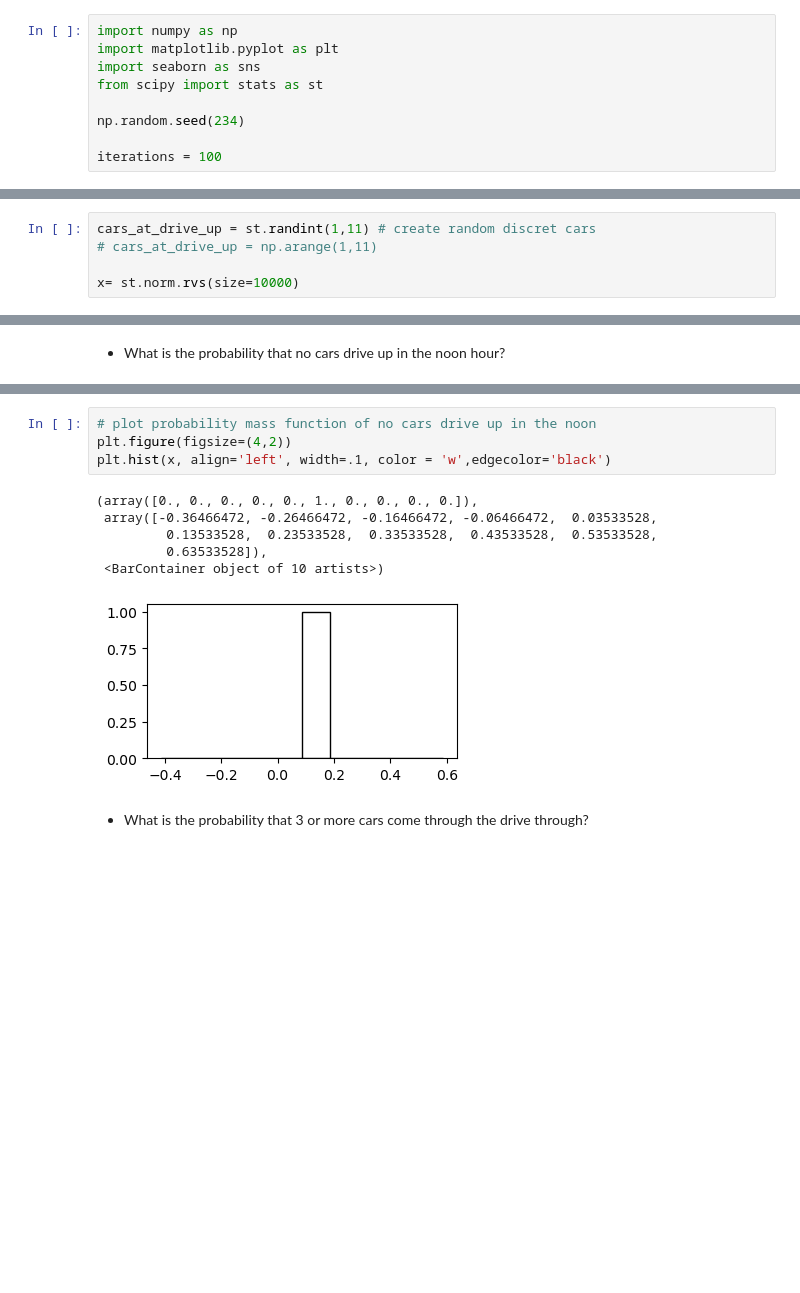
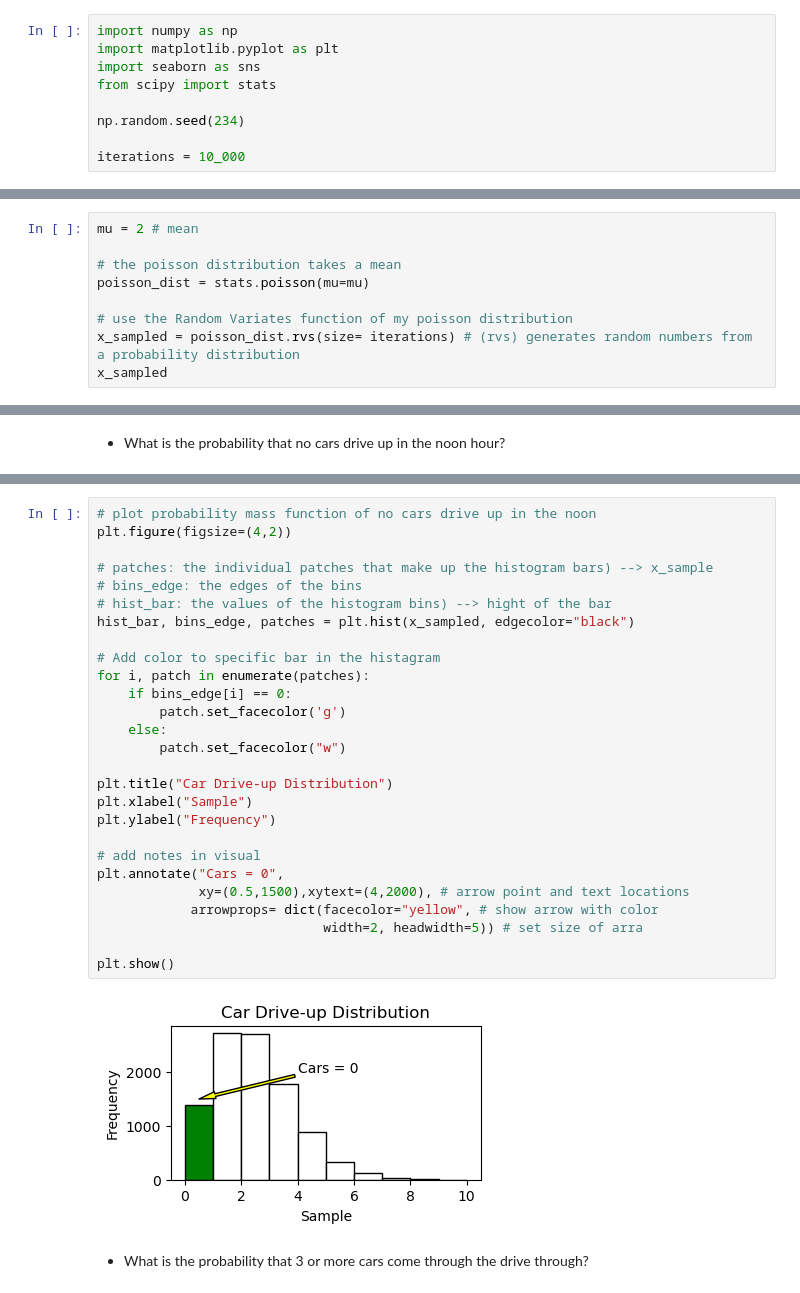
Before and after one commit to MigashaneVictoire/statistics-exercises, a Jupyter notebook: probability_distributions.ipynb, the cells around one changed output, grey strips where cells are left out. Saved outputs shown, nothing was run; the diff lists cells and outputs as text; blank space fills up the shorter version.

```diff
--- a/probability_distributions.ipynb
+++ b/probability_distributions.ipynb
@@ -4,15 +4,19 @@
 import numpy as np
 import matplotlib.pyplot as plt
 import seaborn as sns
-from scipy import stats as st
+from scipy import stats
 
 np.random.seed(234)
 
-iterations = 100
+iterations = 10_000
 # %% [markdown]
 1. A bank found that the average number of cars waiting during the noon hour at a drive-up window follows a Poisson distribution with a mean of 2 cars. Make a chart of this distribution and answer these questions concerning the probability of cars waiting at the drive-up window.
 # %%
-cars_at_drive_up = st.randint(1,11) # create random discret cars
-# cars_at_drive_up = np.arange(1,11)
+mu = 2 # mean
 
-x= st.norm.rvs(size=10000)
+# the poisson distribution takes a mean
+poisson_dist = stats.poisson(mu=mu)
+
+# use the Random Variates function of my poisson distribution
+x_sampled = poisson_dist.rvs(size= iterations) # (rvs) generates random numbers from a probability distribution
+x_sampled
@@ -43,14 +46,32 @@ x
 # %%
 # plot probability mass function of no cars drive up in the noon
 plt.figure(figsize=(4,2))
-plt.hist(x, align='left', width=.1, color = 'w',edgecolor='black')
+
+# patches: the individual patches that make up the histogram bars) --> x_sample
+# bins_edge: the edges of the bins
+# hist_bar: the values of the histogram bins) --> hight of the bar
+hist_bar, bins_edge, patches = plt.hist(x_sampled, edgecolor="black")
+
+# Add color to specific bar in the histagram
+for i, patch in enumerate(patches):
+    if bins_edge[i] == 0:
+        patch.set_facecolor('g')
+    else:
+        patch.set_facecolor("w")
+
+plt.title("Car Drive-up Distribution")
+plt.xlabel("Sample")
+plt.ylabel("Frequency")
+
+# add notes in visual
+plt.annotate("Cars = 0",
+             xy=(0.5,1500),xytext=(4,2000), # arrow point and text locations
+            arrowprops= dict(facecolor="yellow", # show arrow with color
+                             width=2, headwidth=5)) # set size of arra
+
+plt.show()
 # %% [output]
-(array([0., 0., 0., 0., 0., 1., 0., 0., 0., 0.]),
- array([-0.36466472, -0.26466472, -0.16466472, -0.06466472,  0.03533528,
-         0.13533528,  0.23533528,  0.33533528,  0.43533528,  0.53533528,
-         0.63533528]),
- <BarContainer object of 10 artists>)
-[figure, old version]
+[figure, new version]
 # %% [markdown]
 - What is the probability that 3 or more cars come through the drive through?
 # %%
```
Also changed, not shown: parts of 7 cells of this notebook.
